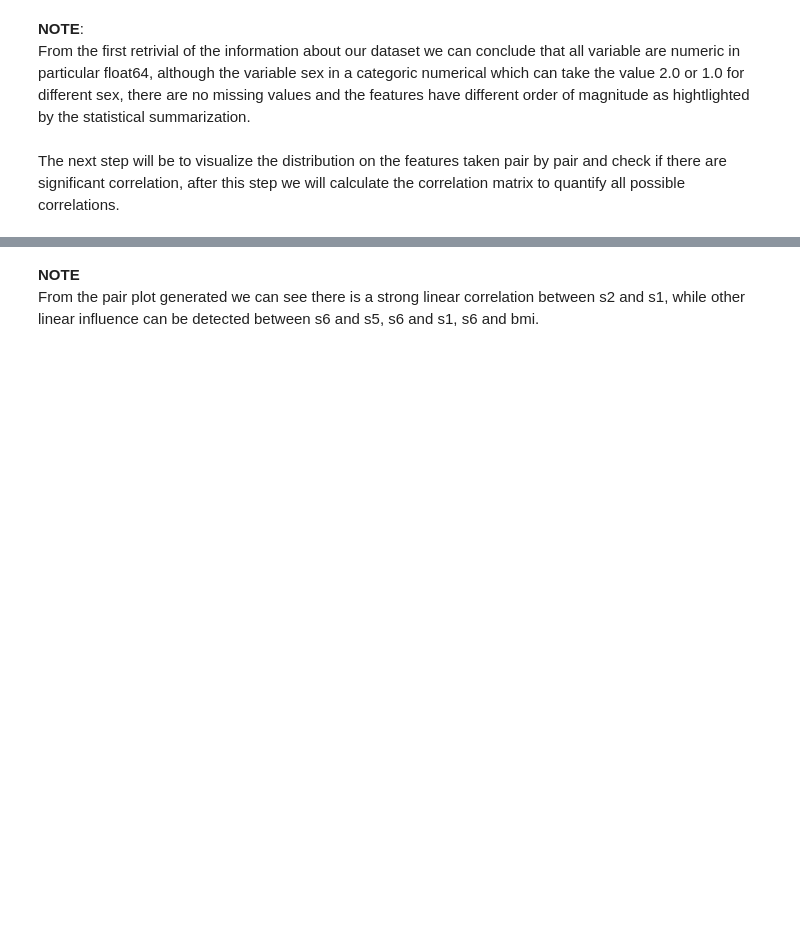
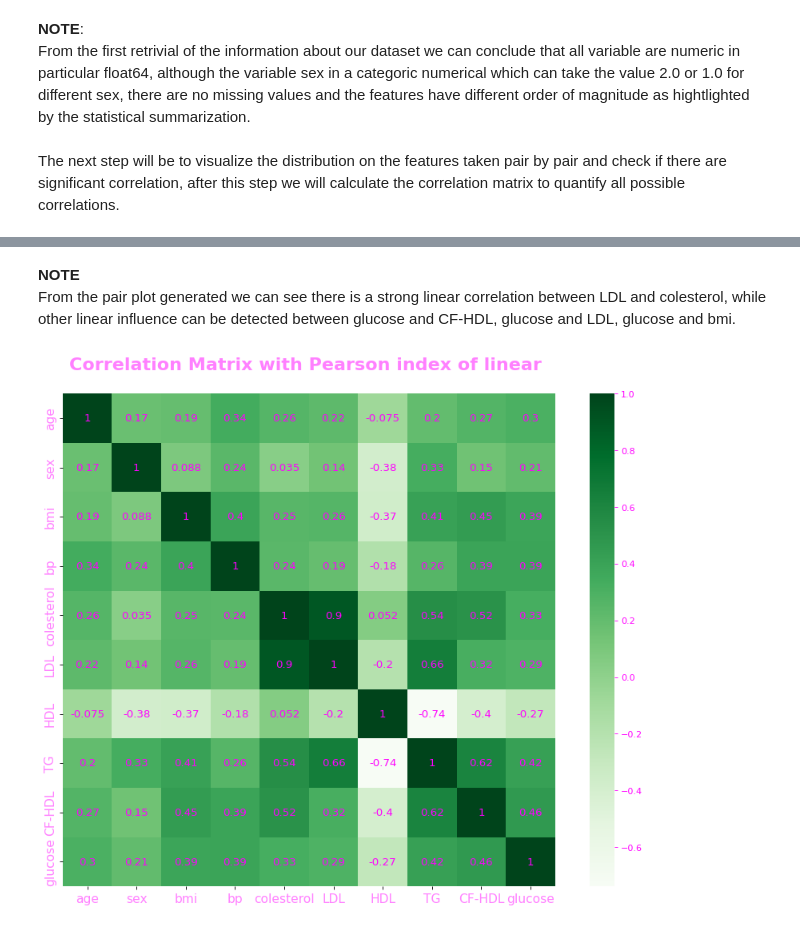
Before and after one commit to kozen88/Diabetes_Onward_Monitor, a Jupyter notebook: diabetes_regression.ipynb, the cells around one changed output, grey strips where cells are left out. Drawn from its saved outputs; the diff is of its cells as text; code cells hidden in the pictures; blank space fills up the shorter version.

Commit message:
Correlation matrix analysis

```diff
--- a/diabetes_regression.ipynb
+++ b/diabetes_regression.ipynb
@@ -168,3 +188,31 @@ plt.show()
 # %% [markdown]
 **NOTE**<br>
-From the pair plot generated we can see there is a strong linear correlation between s2 and s1, while other linear influence can be detected between s6 and s5, s6 and s1, s6 and bmi.
+From the pair plot generated we can see there is a strong linear correlation between LDL and colesterol, while other linear influence can be detected between glucose and CF-HDL, glucose and LDL, glucose and bmi.
+# %%
+plt.figure(figsize=(14, 10), dpi=80)
+
+light_fuchsia = '#FF80FF'
+correlation_matrix = df.corr()
+
+# Now lets quantify the correlation
+hm = sns.heatmap(correlation_matrix,
+                 cmap='Greens',
+                 cbar=True,
+                 square=True,
+                 yticklabels=df.columns,
+                 xticklabels=df.columns,
+                 annot=True,
+                 annot_kws={'size':12, 'color':'fuchsia'})
+
+# Set the colobar
+cbar = hm.collections[0].colorbar
+cbar.ax.yaxis.set_tick_params(color='fuchsia', labelcolor='fuchsia')
+
+# Set the labels
+hm.set_xticklabels(hm.get_xticklabels(), color=light_fuchsia, fontsize=14)
+hm.set_yticklabels(hm.get_yticklabels(), color=light_fuchsia, fontsize=14)
+
+plt.title('Correlation Matrix with Pearson index of linear \n', fontsize=20, color=light_fuchsia, fontweight='bold')
+plt.show()
+# %% [output]
+[figure, added]
```
Also changed, not shown: parts of 7 cells of this notebook.
